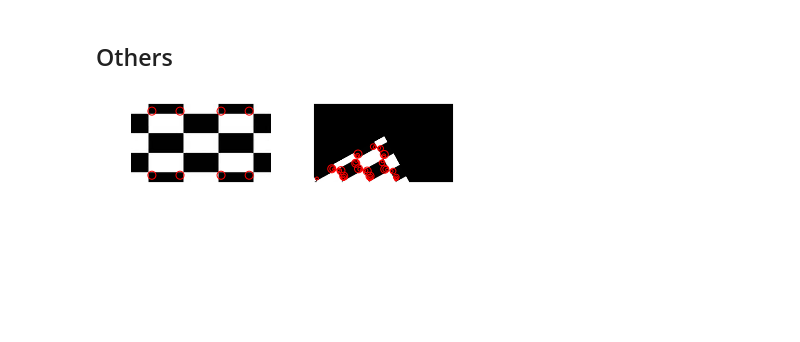
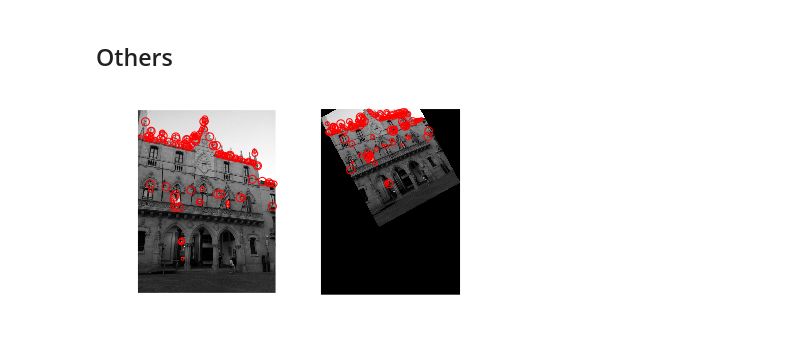
Before and after one commit to gdsa-upc/101.2, a Jupyter notebook: First script.ipynb, the cells around one changed output. Drawn from its saved outputs; the diff is of its cells as text; code cells hidden in the pictures; blank space fills up the shorter version.

```diff
--- a/First script.ipynb
+++ b/First script.ipynb
@@ -48,7 +47,7 @@ import matplotlib.pyplot as plt
 
 ## aqui pone la dirrection del imagen con: (r"<dirrection>")
 
-img1 = rgb2gray(data.load(r"C:\Users\Albert\testimage.jpg"))
+img1 = rgb2gray(data.load(r"C:\Users\Albert\Documents\UNI\Q-5\GDSA\Projecte\Images\Ajuntament\ajuntament_40.jpg"))
 
 tform = tf.AffineTransform(scale=(1.5, 1.5), rotation=0.5,
 
@@ -71,31 +70,31 @@ fig, ax = plt.subplots(nrows=1, ncols=2)
 plt.gray()
 
 
 
 detector.detect(img1)
 
 
 
 ax[0].imshow(img1)
 
 ax[0].axis('off')
 
 ax[0].scatter(detector.keypoints[:, 1], detector.keypoints[:, 0],
 
 2 ** detector.scales, facecolors='none', edgecolors='r')
 
 
 
 detector.detect(img2)
 
 ax[1].imshow(img2)
 
 ax[1].axis('off')
 
 ax[1].scatter(detector.keypoints[:, 1], detector.keypoints[:, 0],
 
 2 ** detector.scales, facecolors='none', edgecolors='r')
 
 plt.show()
 # %% [output]
-[figure, old version]
+[figure, new version]
```
Also changed, not shown: parts of 1 cell of this notebook.
